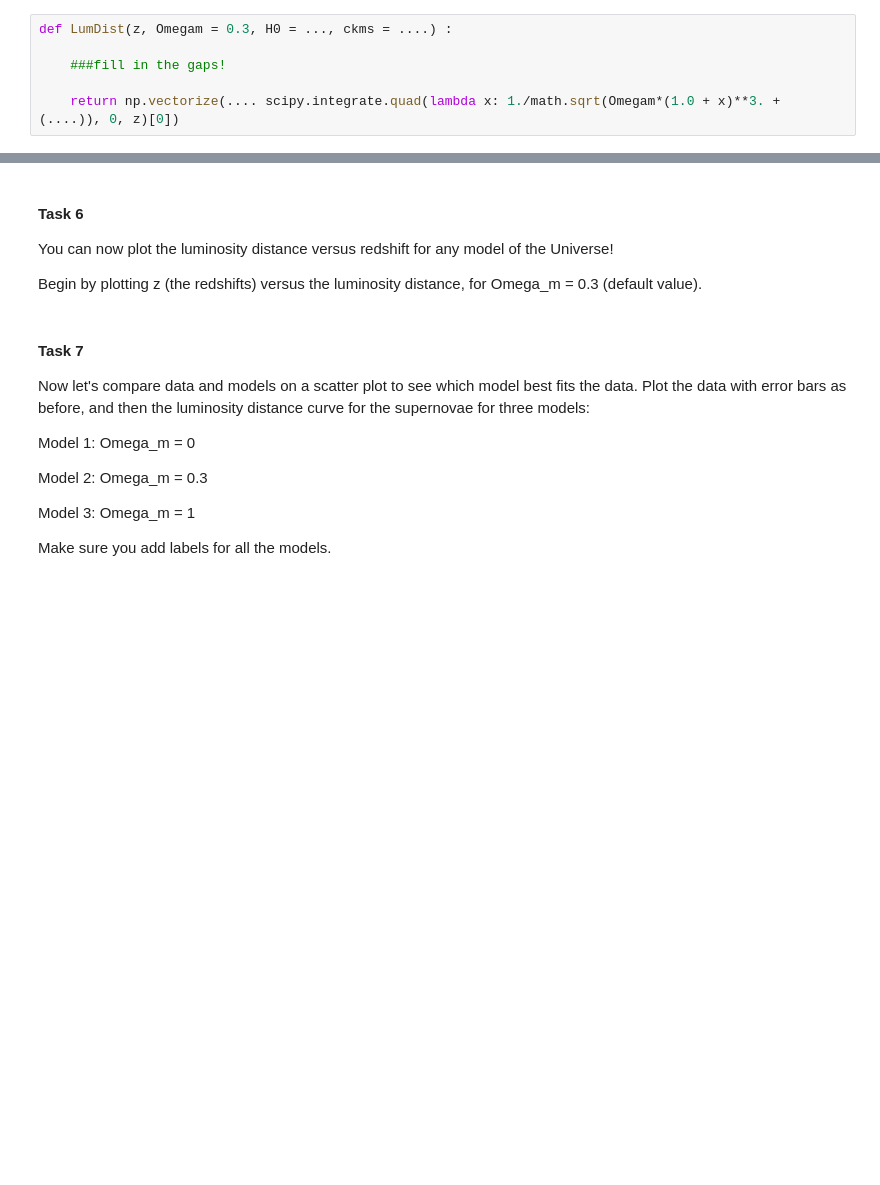
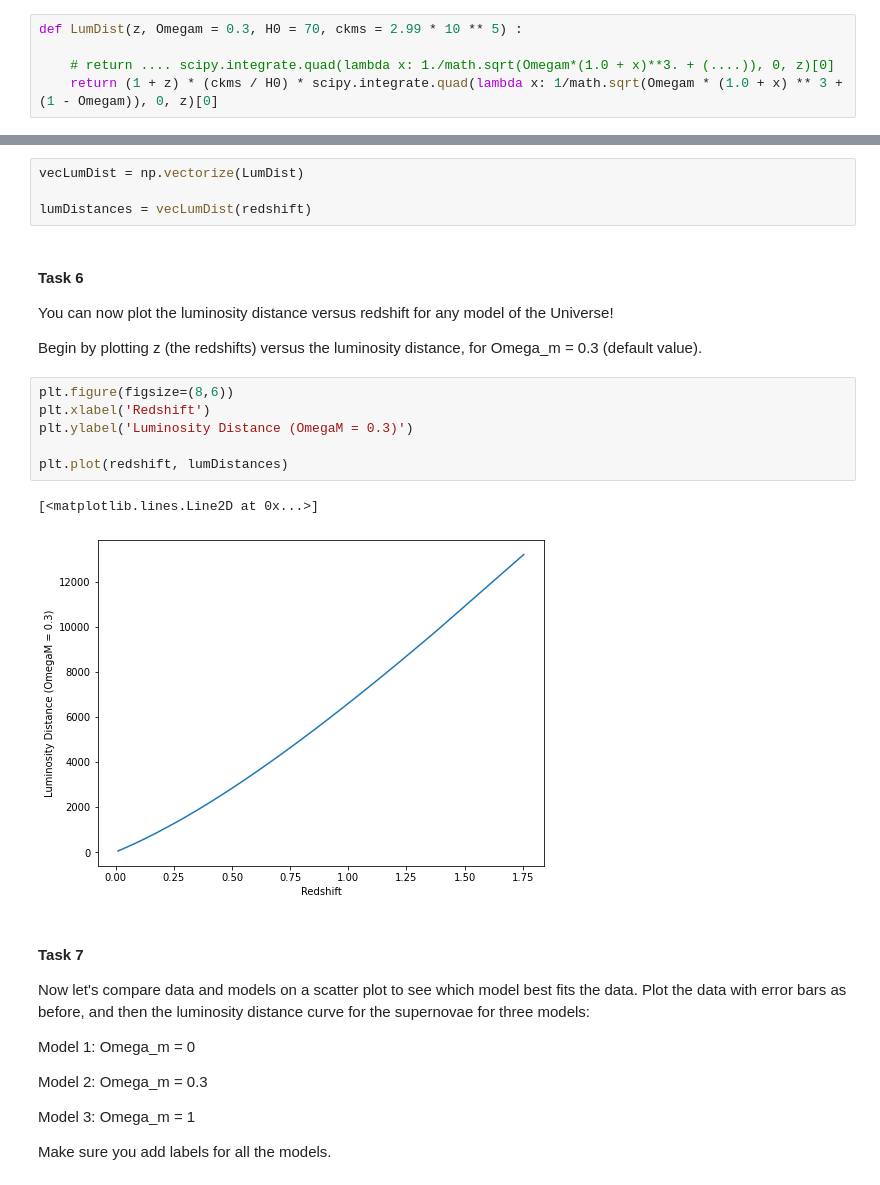
Before and after one commit to JakePost/ml-physics-fall2021, a Jupyter notebook: homework/worksheet-2/PHYS3600_Fall21_HW2.ipynb, the cells around one changed output, grey strips where cells are left out. Cells and saved outputs as stored; diff of their text form; blank space fills up the shorter version.

```diff
--- a/homework/worksheet-2/PHYS3600_Fall21_HW2.ipynb
+++ b/homework/worksheet-2/PHYS3600_Fall21_HW2.ipynb
@@ -64,11 +77,10 @@ D_L(z,\Omega_m, H_0, c) = \,(1+z) \frac{c}{H_0}\int_0^z \frac{dx}{\sqrt{\Omega_m
 
 Note: Omega_DE is not a parameter of the function, because our function is a function of Omega_m only.
 # %%
-def LumDist(z, Omegam = 0.3, H0 = ..., ckms = ....) :
+def LumDist(z, Omegam = 0.3, H0 = 70, ckms = 2.99 * 10 ** 5) :
 
-    ###fill in the gaps!
-
-    return np.vectorize(.... scipy.integrate.quad(lambda x: 1./math.sqrt(Omegam*(1.0 + x)**3. + (....)), 0, z)[0])
+    # return .... scipy.integrate.quad(lambda x: 1./math.sqrt(Omegam*(1.0 + x)**3. + (....)), 0, z)[0]
+    return (1 + z) * (ckms / H0) * scipy.integrate.quad(lambda x: 1/math.sqrt(Omegam * (1.0 + x) ** 3 + (1 - Omegam)), 0, z)[0]
 # %% [markdown]
 #### Task 4
 
@@ -83,12 +106,25 @@ In its current form, the "LumDist" function cannot take arrays as inputs (only s
 vecLumDist = np.vectorize(LumDist)
 
 Check that it works by defining a numpy array, "z", with the first column of your supernova data, and feeding it to your function.
+# %%
+vecLumDist = np.vectorize(LumDist)
+
+lumDistances = vecLumDist(redshift)
 # %% [markdown]
 #### Task 6
 
 You can now plot the luminosity distance versus redshift for any model of the Universe!
 
 Begin by plotting z (the redshifts) versus the luminosity distance, for Omega_m = 0.3 (default value).
+# %%
+plt.figure(figsize=(8,6))
+plt.xlabel('Redshift')
+plt.ylabel('Luminosity Distance (OmegaM = 0.3)')
+
+plt.plot(redshift, lumDistances)
+# %% [output]
+[<matplotlib.lines.Line2D at 0x...>]
+[figure, added]
 # %% [markdown]
 #### Task 7
 
```
Also changed, not shown: parts of 11 cells of this notebook, 2 other files.
